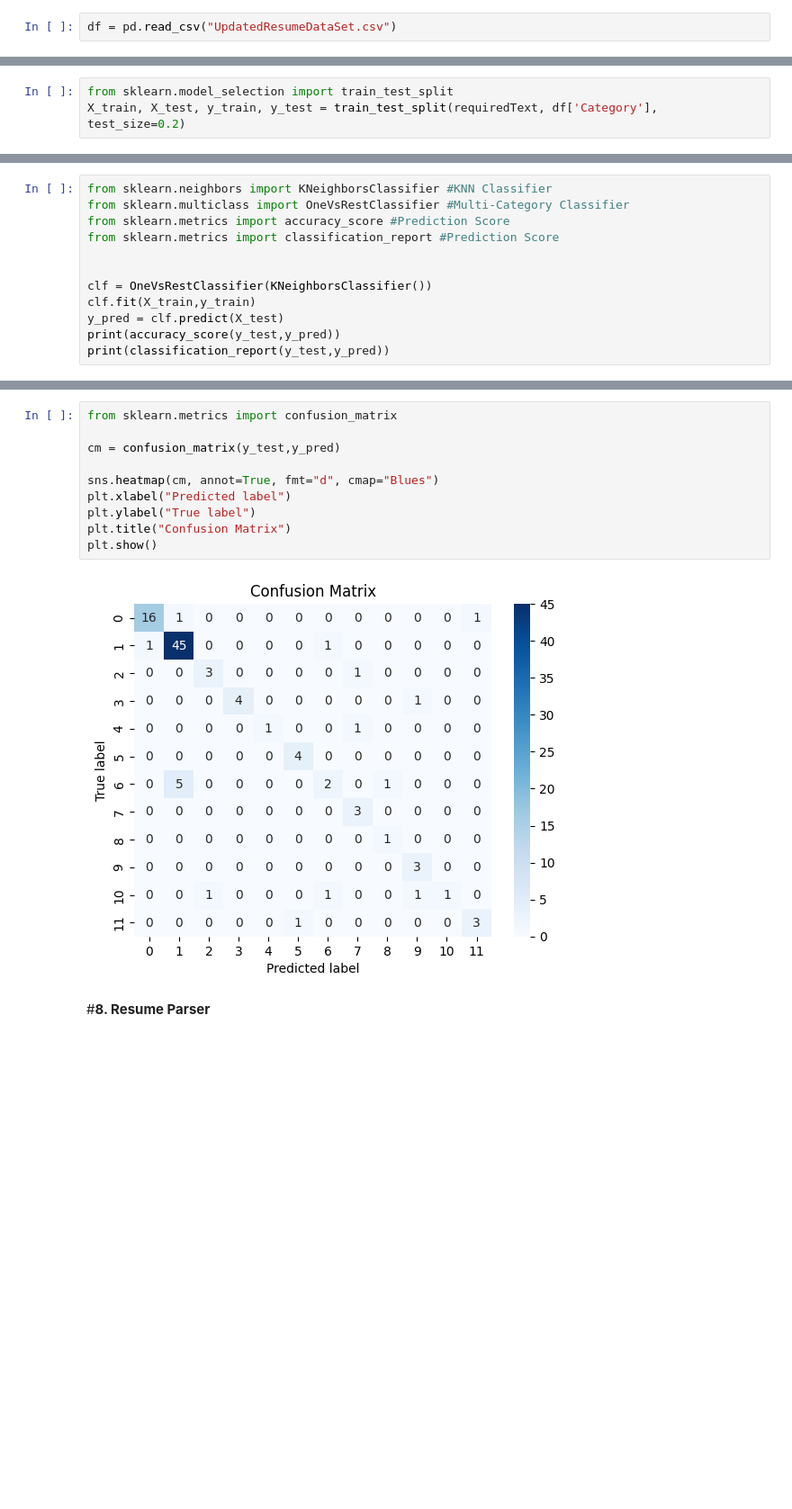
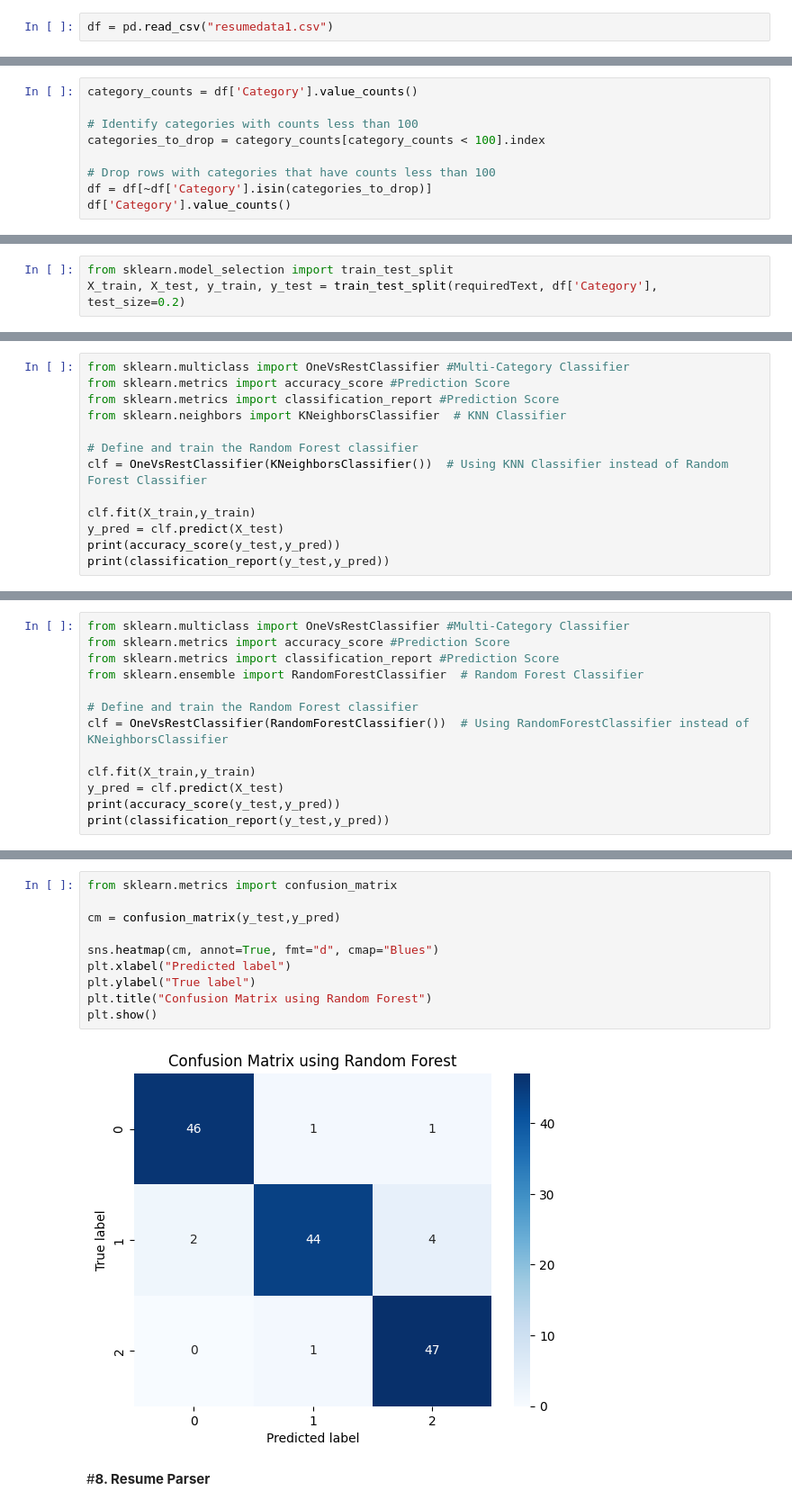
Before and after one commit to Yrk-Yashraj/Resume_Prediction, a Jupyter notebook: Resume_Predictor.ipynb, the cells around one changed output, grey strips where cells are left out. Shown: that part at 90% size. Drawn from its saved outputs; the diff is of its cells as text; blank space fills up the shorter version.

```diff
--- a/Resume_Predictor.ipynb
+++ b/Resume_Predictor.ipynb
@@ -21,5 +17,5 @@ drive.mount('/content/drive')
 # %%
-df = pd.read_csv("UpdatedResumeDataSet.csv")
+df = pd.read_csv("resumedata1.csv")
 # %%
 df
 # %% [output]
@@ -141,2 +137,11 @@ database administrator     11
 security analyst            5
 Name: count, dtype: int64
+# %%
+category_counts = df['Category'].value_counts()
+
+# Identify categories with counts less than 100
+categories_to_drop = category_counts[category_counts < 100].index
+
+# Drop rows with categories that have counts less than 100
+df = df[~df['Category'].isin(categories_to_drop)]
+df['Category'].value_counts()
@@ -210,0 +241,13 @@ X_test.shape
+# %%
+from sklearn.multiclass import OneVsRestClassifier #Multi-Category Classifier
+from sklearn.metrics import accuracy_score #Prediction Score
+from sklearn.metrics import classification_report #Prediction Score
+from sklearn.neighbors import KNeighborsClassifier  # KNN Classifier
+
+# Define and train the Random Forest classifier
+clf = OneVsRestClassifier(KNeighborsClassifier())  # Using KNN Classifier instead of Random Forest Classifier
+
+clf.fit(X_train,y_train)
+y_pred = clf.predict(X_test)
+print(accuracy_score(y_test,y_pred))
+print(classification_report(y_test,y_pred))
@@ -211,11 +277,12 @@ X_test.shape
 # %%
-from sklearn.neighbors import KNeighborsClassifier #KNN Classifier
 from sklearn.multiclass import OneVsRestClassifier #Multi-Category Classifier
 from sklearn.metrics import accuracy_score #Prediction Score
 from sklearn.metrics import classification_report #Prediction Score
+from sklearn.ensemble import RandomForestClassifier  # Random Forest Classifier
 
+# Define and train the Random Forest classifier
+clf = OneVsRestClassifier(RandomForestClassifier())  # Using RandomForestClassifier instead of KNeighborsClassifier
 
-clf = OneVsRestClassifier(KNeighborsClassifier())
 clf.fit(X_train,y_train)
 y_pred = clf.predict(X_test)
 print(accuracy_score(y_test,y_pred))
@@ -243,15 +301,15 @@ weighted avg       0.84      0.83      0.82       103
 # %%
 from sklearn.metrics import confusion_matrix
 
 cm = confusion_matrix(y_test,y_pred)
 
 sns.heatmap(cm, annot=True, fmt="d", cmap="Blues")
 plt.xlabel("Predicted label")
 plt.ylabel("True label")
-plt.title("Confusion Matrix")
+plt.title("Confusion Matrix using Random Forest")
 plt.show()
 # %% [output]
-[figure, old version]
+[figure, new version]
 # %% [markdown]
 #**8. Resume Parser**
 # %%
```
Also changed, not shown: parts of 34 cells of this notebook.
